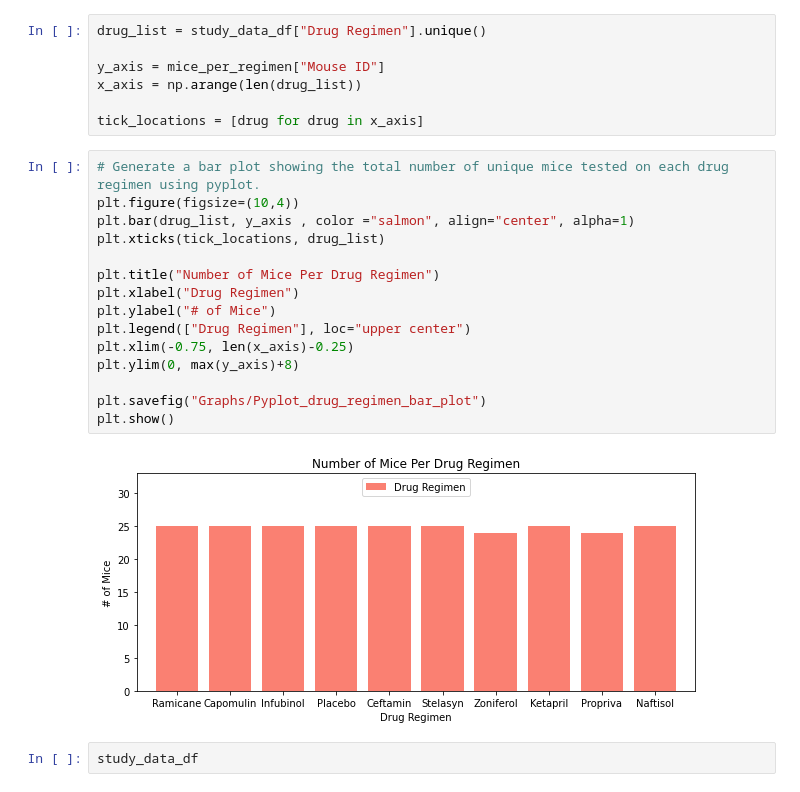
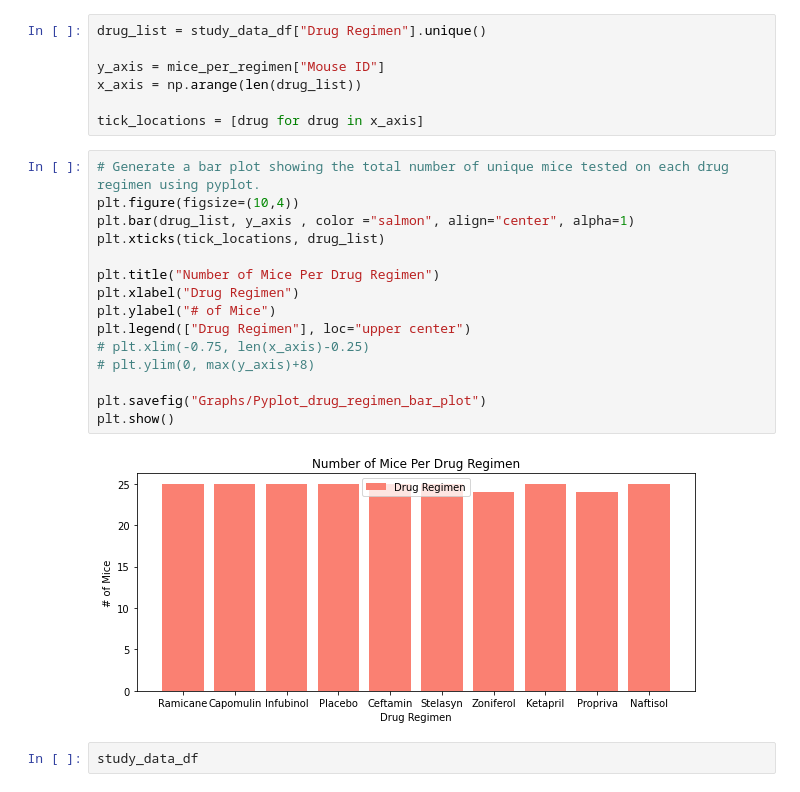
Before and after one commit to fisher1916/cancer-drug-study, a Jupyter notebook: pymaceuticals.ipynb, the cells around one changed output. Cells and saved outputs as stored; diff of their text form.

```diff
--- a/pymaceuticals.ipynb
+++ b/pymaceuticals.ipynb
@@ -192,20 +183,20 @@ tick_locations = [drug for drug in x_axis]
 # %%
 # Generate a bar plot showing the total number of unique mice tested on each drug regimen using pyplot.
 plt.figure(figsize=(10,4))
 plt.bar(drug_list, y_axis , color ="salmon", align="center", alpha=1)
 plt.xticks(tick_locations, drug_list)
 
 plt.title("Number of Mice Per Drug Regimen")
 plt.xlabel("Drug Regimen")
 plt.ylabel("# of Mice")
 plt.legend(["Drug Regimen"], loc="upper center")
-plt.xlim(-0.75, len(x_axis)-0.25)
-plt.ylim(0, max(y_axis)+8)
+# plt.xlim(-0.75, len(x_axis)-0.25)
+# plt.ylim(0, max(y_axis)+8)
 
 plt.savefig("Graphs/Pyplot_drug_regimen_bar_plot")
 plt.show()
 # %% [output]
-[figure, old version]
+[figure, new version]
 # %%
 study_data_df
 # %% [output]
```
Also changed, not shown: parts of 18 cells of this notebook, 4 other files.
